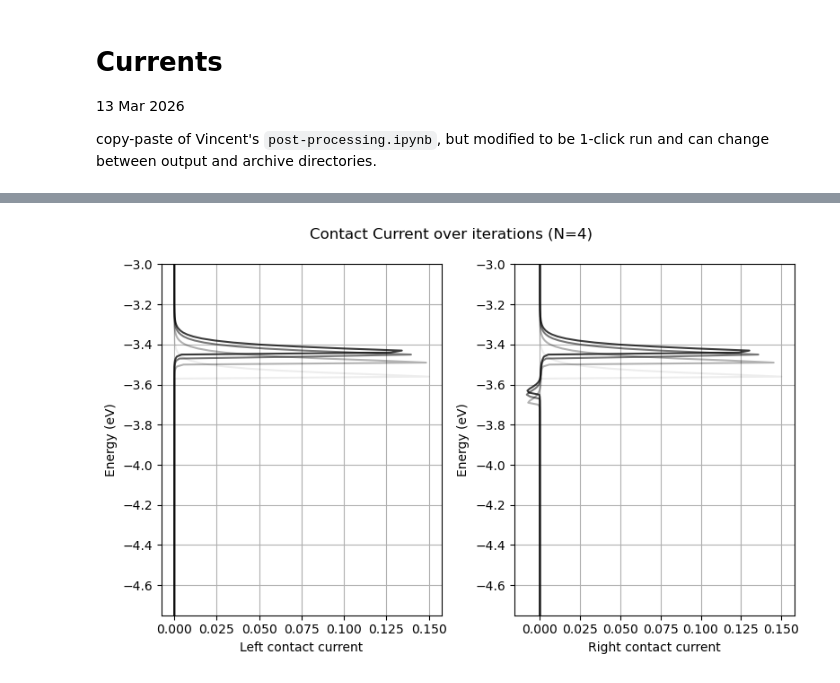
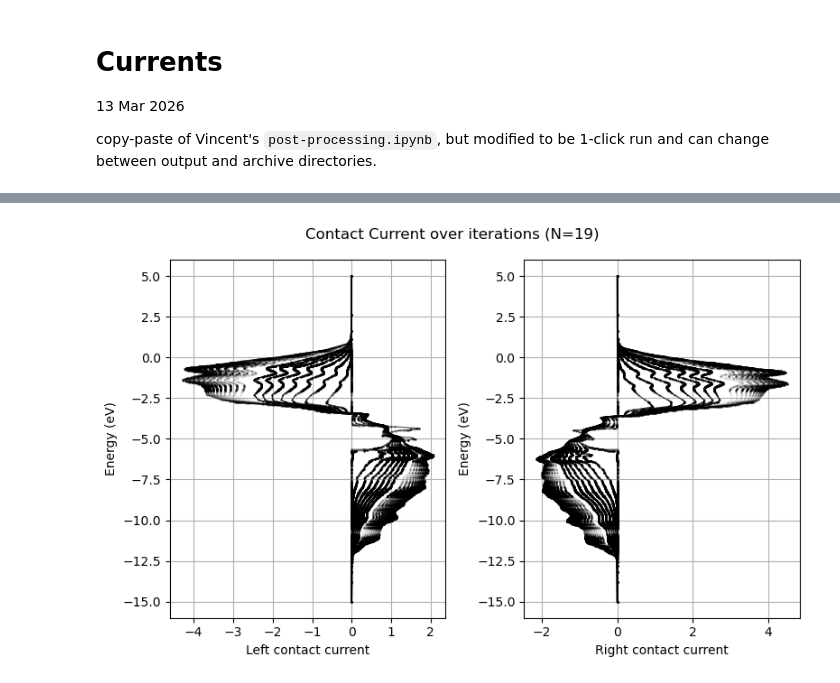
Before and after one commit to quatrex/quatrex, a Jupyter notebook: scripts/analysis/post-processing-currents.ipynb, the cells around one changed output, grey strips where cells are left out. Saved outputs shown, nothing was run; the diff lists cells and outputs as text; code cells hidden in the pictures.

Commit message:
plot adaptive points

```diff
--- a/scripts/analysis/post-processing-currents.ipynb
+++ b/scripts/analysis/post-processing-currents.ipynb
@@ -7,30 +7,29 @@ copy-paste of Vincent's `post-processing.ipynb`, but modified to be 1-click run
 import glob
 from pathlib import Path
 
-import matplotlib as mpl
+# data class to hold data across iterations
+from scba_container.scba_container import SCBAContainer
+
 import matplotlib.pyplot as plt
 from matplotlib.ticker import MaxNLocator
 import numpy as np
 from scipy.signal import find_peaks
 
 from quatrex.core.config import parse_config
-from quatrex.post_processing.plot_ldos import get_averages, spectral_plot
 
 # band-limited study
-# 20260226_152224_energy201_iter20_reduced
-# 20260226_155038_energy2001_iter5_reduced
-# 20260227_113823_energy20001_iter5_reduced
+# 20260319_160518_energy201_iter20_reduced
+# 20260319_154430_energy2001_iter20_reduced                     # reference, 20 iterations
+# 20260319_161440_energy20001_iter5_reduced
 
-# adaptive and non-adaptive comparison
-# 20260312_134438_energy2001_iter5_reduced                      # reference
-# 20260312_133859_adaptive_iter1_energy2001_iter5_reduced
-# 20260312_155421_adaptive_iter1_energy2001_iter5_reduced       # fixed energy range in polarization
-# 20260312_171322_adaptive_iter1_energy2001_iter5_reduced       # fix v2, fixed error energy_max=energy_window_num, lots of singularities in g
-# 20260313_092537_adaptive_iter1_r10_energy2001_iter5_reduced   # r=10 oversampling ratio (previous results r=1)
-# 20260313_093014_adaptive_iter1_r0d5_energy2001_iter5_reduced  # r=0.5
+# adaptive comparison
+# 20260318_142207_energy2001_iter3_adaptive_iter1_r1_reduced    # adaptive, starts at iter1, r1, energy2001, total iter3
+# 20260319_143954_energy2001_iter5_adaptive_iter2_r2_reduced    # adaptive, starts at iter2, r1, energy2001, total iter5
+# 20260319_152440_energy2001_iter5_adaptive_iter1_r1_reduced    # stable
+# 20260319_153128_energy2001_iter20_adaptive_iter1_r1_reduced   # run again to convergence
 
 data_files = 'archive'  # 'archive' or 'output'
-archive_name = "20260312_134438_energy2001_iter5_reduced"
+archive_name = "20260319_153128_energy2001_iter20_adaptive_iter1_r1_reduced"
 
 # region: === loading data ===
 example_dir = Path("./../../examples/w90/carbon-nanotube/gw")
@@ -48,6 +47,28 @@ elif data_files == 'output':
     data_dir = output_dir
 
 config = parse_config(config_dir / "quatrex_config.toml")
+
+max_idx = 43823  # total nnz entries - 1
+data_file_prefix = data_dir / "visualize_scba"
+sample_indices = np.load(f"{data_file_prefix}_sample_indices.npy")
+num_samples = len(sample_indices)
+
+SCBADataObj = SCBAContainer(
+    max_iterations=config.scba.max_iterations,
+    energy_window_min=config.electron.energy_window_min,
+    energy_window_max=config.electron.energy_window_max,
+    energy_window_num=config.electron.energy_window_num,
+    num_samples=num_samples,
+)
+
+SCBADataObj.load_sample_indices(data_file_prefix)
+SCBADataObj.load_adaptive_grids(data_dir)
+
+for i in range(config.scba.max_iterations):
+    SCBADataObj.load_g_data(data_file_prefix, iteration=i)
+    SCBADataObj.load_p_data(data_file_prefix, iteration=i)
+    SCBADataObj.load_w_data(data_file_prefix, iteration=i)
+    SCBADataObj.load_sigma_data(data_file_prefix, iteration=i)
 
 with open(config_dir / "out.txt") as f:
     out = f.readlines()
@@ -113,6 +134,7 @@ if plotCurrents:
     plt.show()
 
 plotFadingAlpha = True
+limit_y_axis = False
 if plotFadingAlpha:
     left_files = glob.glob(str(data_dir / "i_left_*.npy"))
     right_files = glob.glob(str(data_dir / "i_right_*.npy"))
@@ -121,25 +143,45 @@ if plotFadingAlpha:
     right_currents = np.array([np.load(f) for f in right_files[: iterations[-1]]])
 
     # energies = np.load(input_dir / "electron_energies.npy")
-    energies = np.linspace(
-        config.electron.energy_window_min,
-        config.electron.energy_window_max,
-        config.electron.energy_window_num,
-    )
+    # energies = np.linspace(
+    #     config.electron.energy_window_min,
+    #     config.electron.energy_window_max,
+    #     config.electron.energy_window_num,
+    # )
 
     fig, (ax_left, ax_right) = plt.subplots(1, 2, figsize=(8, 5), layout="tight")
 
     num_iterations = len(left_currents)
+    color = "black"
+    linewidth = 1
+    markersize = 1
 
     for i, (left_current, right_current) in enumerate(zip(left_currents, right_currents)):
+
+        # uniform
+        if i < config.scba.adaptive_start_iteration or SCBADataObj.adaptive_electron_energies_for_g_sigma is None:
+            energies = np.linspace(
+                config.electron.energy_window_min,
+                config.electron.energy_window_max,
+                config.electron.energy_window_num,
+            )
+            linestyle = "-"
+
+        # adaptive
+        else:
+            energies = SCBADataObj.adaptive_electron_energies_for_g_sigma
+            linestyle = ".-"
+
         ax_left.plot(
-            -left_current.real, energies, "k", alpha=(i + 0.3) / (num_iterations + 0.3)
+            -left_current.real, energies, linestyle, linewidth=linewidth, color=color, markersize=markersize, alpha=(i + 0.3) / (num_iterations + 0.3)
         )
         ax_right.plot(
-            right_current.real, energies, "k", alpha=(i + 0.3) / (num_iterations + 0.3)
+            right_current.real, energies, linestyle, linewidth=linewidth, color=color, markersize=markersize, alpha=(i + 0.3) / (num_iterations + 0.3)
         )
-        ax_left.set_ylim(-4.75, -3)
-        ax_right.set_ylim(-4.75, -3)
+
+        if limit_y_axis:
+            ax_left.set_ylim(-4, -3)
+            ax_right.set_ylim(-4, -3)
 
     ax_left.set_xlabel("Left contact current")
     ax_right.set_xlabel("Right contact current")
@@ -184,7 +226,7 @@ if plotConvergence:
 
     plt.show()
 
-plotLdosRightContact = False
+plotLdosRightContact = True
 if plotLdosRightContact:
     files = glob.glob(str(data_dir / "electron_ldos_*.npy"))
     # DOS of first layer.
@@ -230 +272 @@ if plotLdosRightContact:
-[figure, old version]
+[figure, new version]
```
Also changed, not shown: parts of 1 cell of this notebook.
